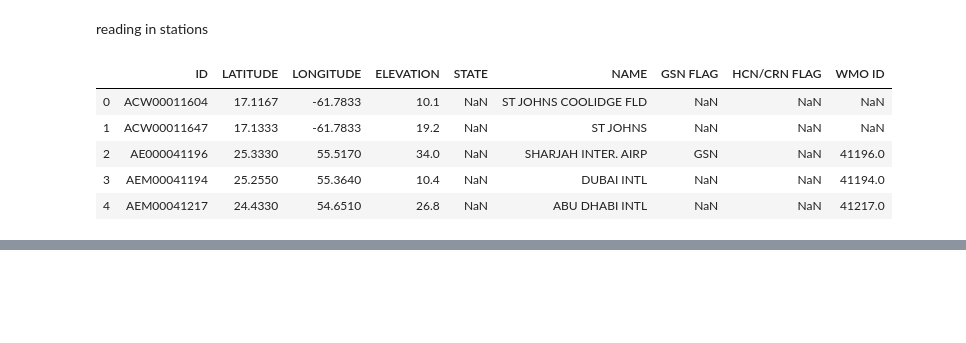
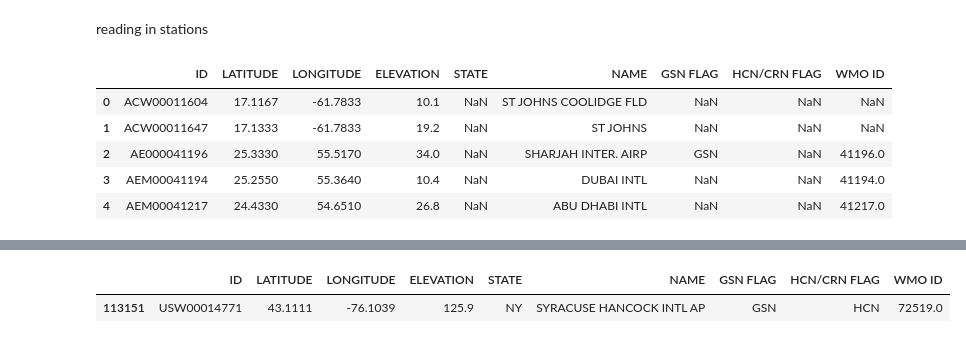
Before and after one commit to gautsi/climate, a Jupyter notebook: notebooks/ghcn.ipynb, the cells around one changed output, grey strips where cells are left out. Drawn from its saved outputs; the diff is of its cells as text; code cells hidden in the pictures; blank space fills up the shorter version.

```diff
--- a/notebooks/ghcn.ipynb
+++ b/notebooks/ghcn.ipynb
@@ -144 +144,6 @@ stations_df[stations_df.STATE == "NY"]
 1594 rows × 9 columns
+# %%
+stations_df[(stations_df.STATE == "NY") & (pd.notnull(stations_df["GSN FLAG"]))]
+# %% [output]
+|  | ID | LATITUDE | LONGITUDE | ELEVATION | STATE | NAME | GSN FLAG | HCN/CRN FLAG | WMO ID |
+| 113151 | USW00014771 | 43.1111 | -76.1039 | 125.9 | NY | SYRACUSE HANCOCK INTL AP | GSN | HCN | 72519.0 |
```
Also changed, not shown: parts of 7 cells of this notebook, 1 other file.
